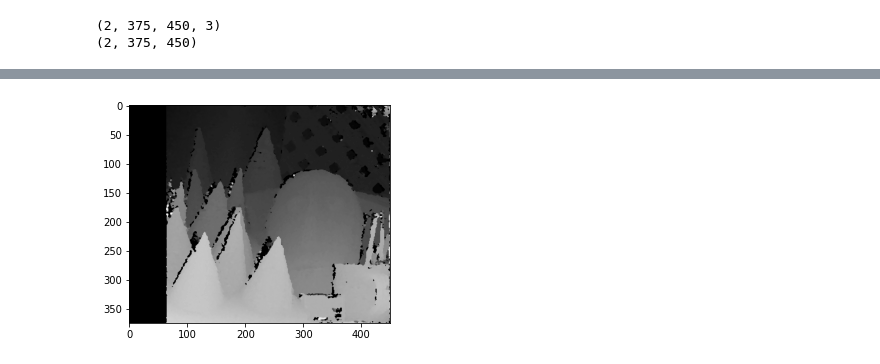
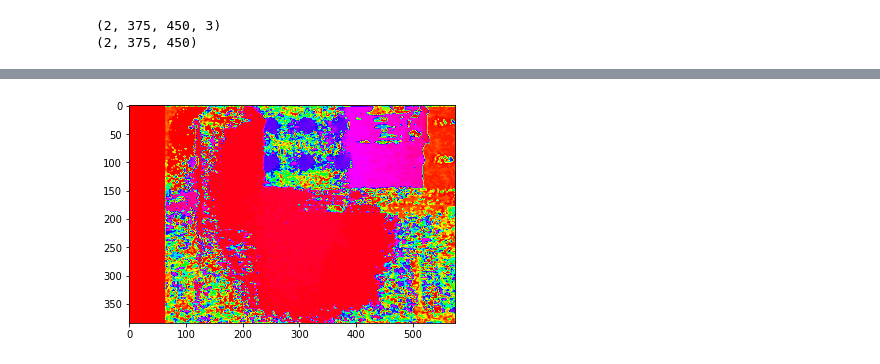
Before and after one commit to scheung97/EECE5639_ComputerVision, a Jupyter notebook: p3.ipynb, the cells around one changed output, grey strips where cells are left out. Drawn from its saved outputs; the diff is of its cells as text; code cells hidden in the pictures.

```diff
--- a/p3.ipynb
+++ b/p3.ipynb
@@ -99,8 +99,8 @@ print(cones_gray.shape)
 # their size to keep running time reasonable! Document in your report the scale
 # factor you used.)
 
-#use_cast = True
-use_cast = False
+use_cast = True
+#use_cast = False
 if use_cast:
     #img1, img2 = np.random.default_rng().choice(cast_color, 2, replace=False)
     img1 = cast_gray[0]
@@ -251,35 +250,40 @@ plt.show()
 # https://opencv24-python-tutorials.readthedocs.io/en/latest/py_tutorials/py_calib3d/py_depthmap/py_depthmap.html
 # https://fossies.org/linux/opencv/samples/python/stereo_match.py
 
+# Cast
+#min_disp = 16
+#num_disp = 80-min_disp
+
+# Cones
 min_disp = 16
 num_disp = 64-min_disp
 
 stereo = cv2.StereoSGBM_create(minDisparity = min_disp,
                                numDisparities = num_disp, blockSize = 1)
 disp = stereo.compute(img1, img2).astype(np.float32) / 16.0
 '''
 mod_disp = np.zeros_like(disp)
 for i in range(disp.shape[0]):
     for j in range(disp.shape[1]):
         if disp[i][j] < 16.0:
             mod_disp[i][j] = 0
         elif disp[i][j] < 32.0:
             mod_disp[i][j] = 16
         elif disp[i][j] < 48.0:
             mod_disp[i][j] = 32
         elif disp[i][j] < 64.0:
             mod_disp[i][j] = 48
 
 print(np.min(disp))
 print(np.max(disp))
 print(np.min(mod_disp))
 print(np.max(mod_disp))
 plt.imshow(mod_disp, 'gray')
 '''
 
-plt.imshow(disp, 'gray')
-#plt.imshow(disp)
+#plt.imshow(disp, 'gray')
+plt.imshow(disp, 'hsv')
 
 plt.show()
 # %% [output]
-[figure, old version]
+[figure, new version]
```
Also changed, not shown: parts of 4 cells of this notebook.
